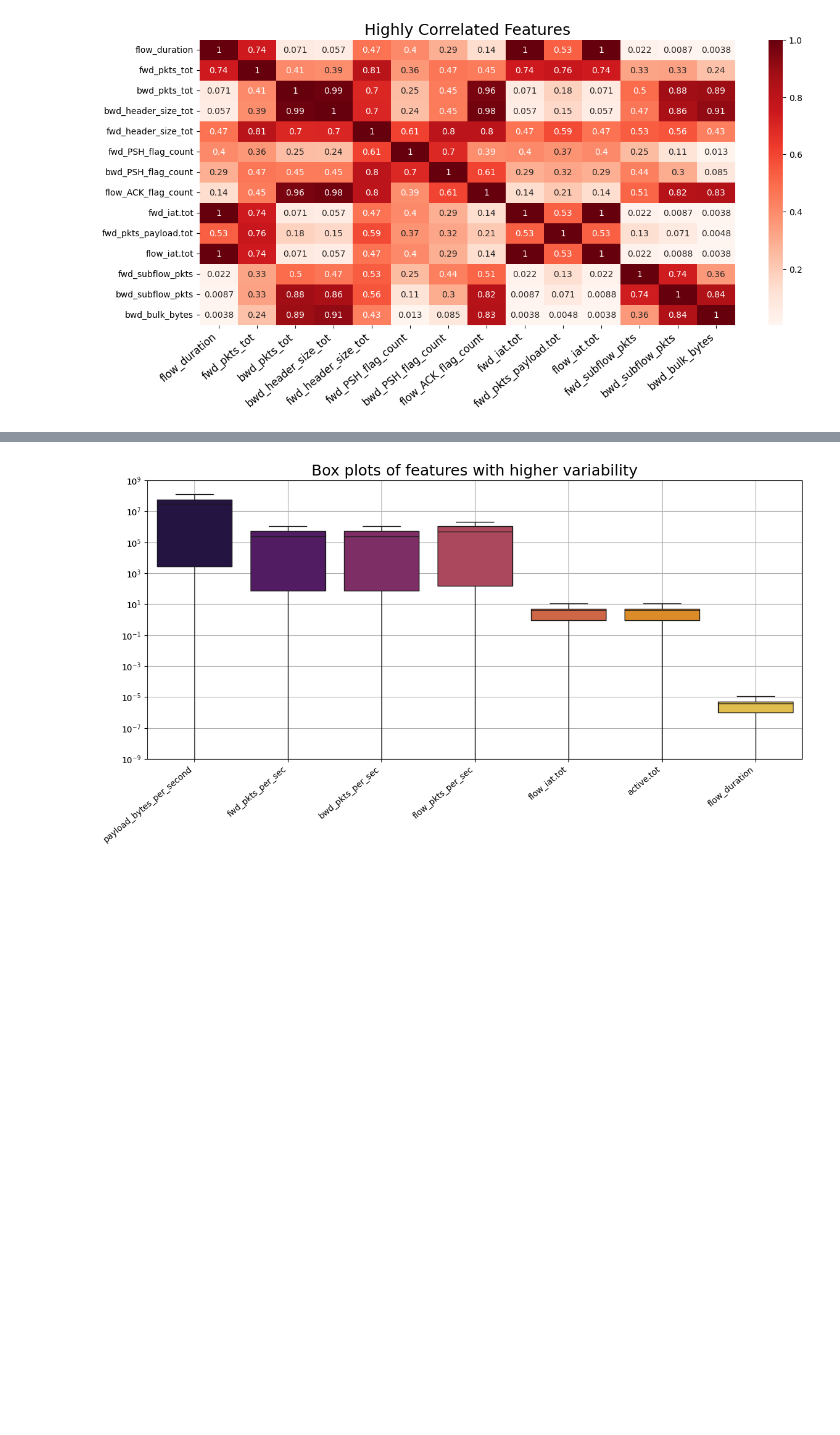
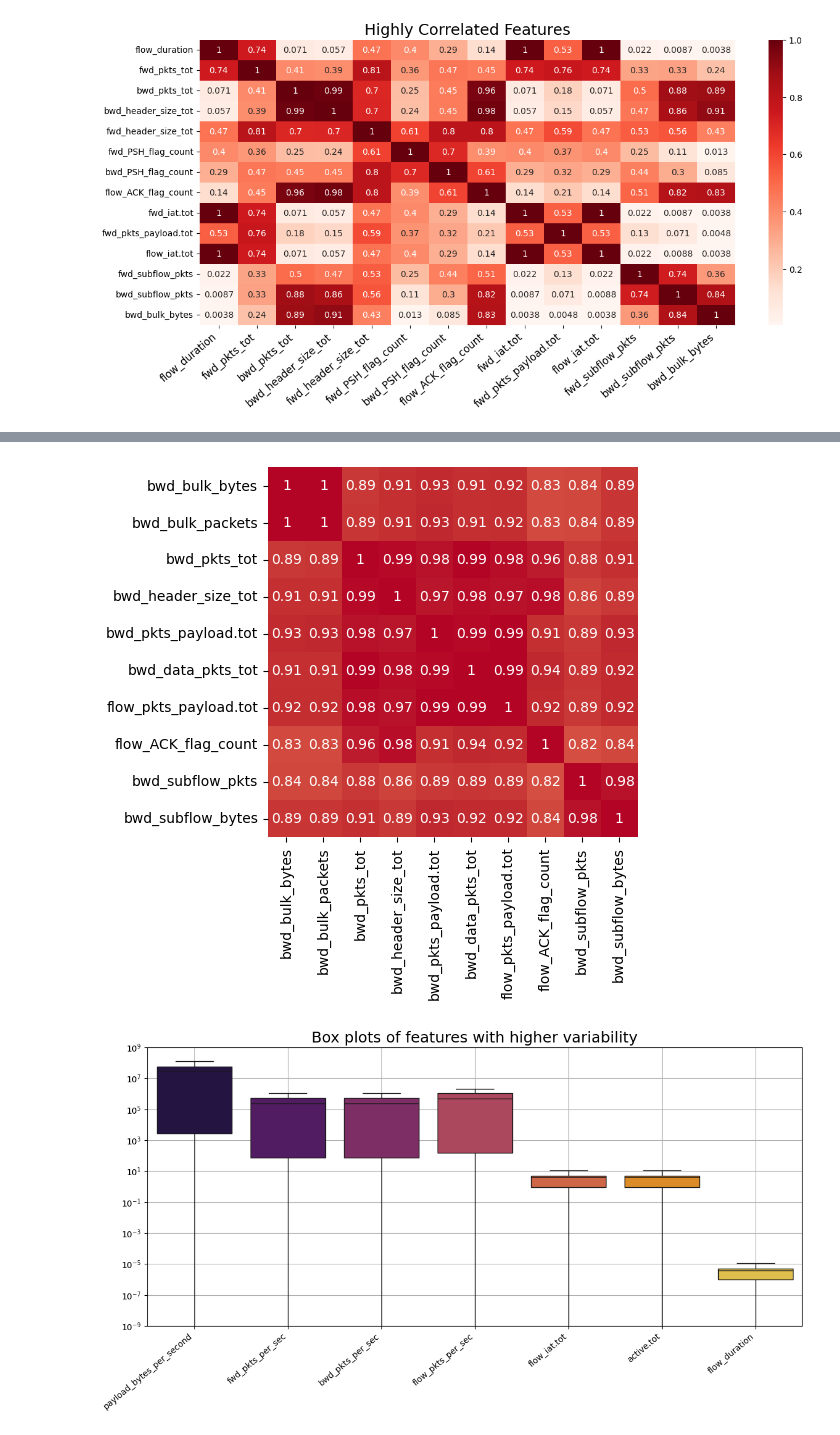
Before and after one commit to connormcmanigal/IoT-IDS-VAE-Classification, a Jupyter notebook: report.ipynb, the cells around one changed output, grey strips where cells are left out. Cells and saved outputs as stored; diff of their text form; code cells hidden in the pictures; blank space fills up the shorter version.

```diff
--- a/report.ipynb
+++ b/report.ipynb
@@ -118,3 +157,10 @@ plt.show()
+# %%
+cols = range(47,57)
+sub_corr_matrix = ordered_corr_matrix.iloc[cols, cols]
+sns.heatmap(sub_corr_matrix, cmap='coolwarm', cbar=False, vmin=-1, vmax=1, annot=True, square=True)
+plt.show()
+# %% [output]
+[figure, added]
 # %%
 # visualize box plots of higher variability features
 X_higher_variability = X[['payload_bytes_per_second', 'fwd_pkts_per_sec', 'bwd_pkts_per_sec', 'flow_pkts_per_sec', 'flow_iat.tot', 'active.tot', 'flow_duration']]
```
Also changed, not shown: parts of 3 cells of this notebook.
